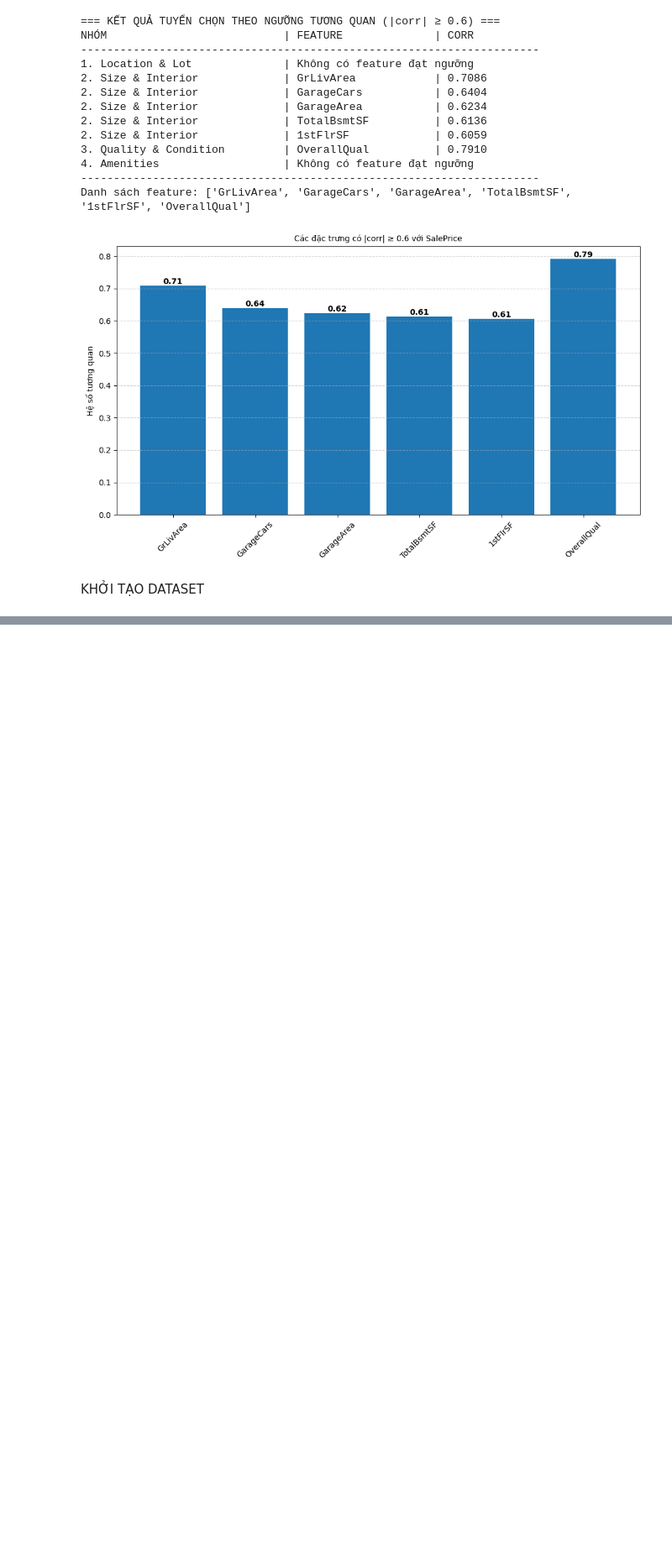
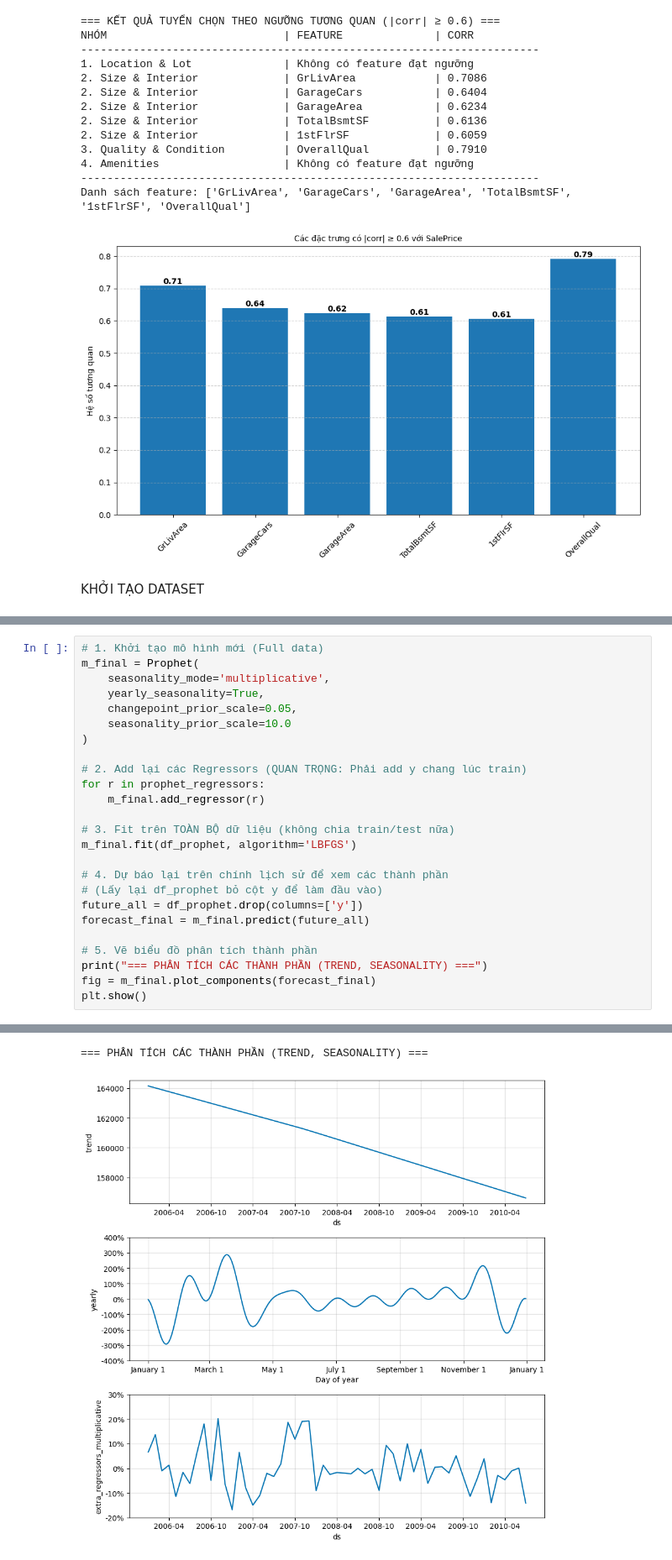
Before and after one commit to QuangTrongLeo/house-price-data-mining, a Jupyter notebook: house-price.ipynb, the cells around one changed output, grey strips where cells are left out. Shown: that part at 84% size. Drawn from its saved outputs; the diff is of its cells as text; blank space fills up the shorter version.

```diff
--- a/house-price.ipynb
+++ b/house-price.ipynb
@@ -360,0 +426,26 @@ KeyboardInterrupt:
+# %%
+# 1. Khởi tạo mô hình mới (Full data)
+m_final = Prophet(
+    seasonality_mode='multiplicative',
+    yearly_seasonality=True,
+    changepoint_prior_scale=0.05,
+    seasonality_prior_scale=10.0
+)
+
+# 2. Add lại các Regressors (QUAN TRỌNG: Phải add y chang lúc train)
+for r in prophet_regressors:
+    m_final.add_regressor(r)
+
+# 3. Fit trên TOÀN BỘ dữ liệu (không chia train/test nữa)
+m_final.fit(df_prophet, algorithm='LBFGS')
+
+# 4. Dự báo lại trên chính lịch sử để xem các thành phần
+# (Lấy lại df_prophet bỏ cột y để làm đầu vào)
+future_all = df_prophet.drop(columns=['y'])
+forecast_final = m_final.predict(future_all)
+
+# 5. Vẽ biểu đồ phân tích thành phần
+print("=== PHÂN TÍCH CÁC THÀNH PHẦN (TREND, SEASONALITY) ===")
+fig = m_final.plot_components(forecast_final)
+plt.show()
+# %% [output]
@@ -360,0 +454,2 @@ KeyboardInterrupt:
+=== PHÂN TÍCH CÁC THÀNH PHẦN (TREND, SEASONALITY) ===
+[figure, added]
```
Also changed, not shown: parts of 7 cells of this notebook.
